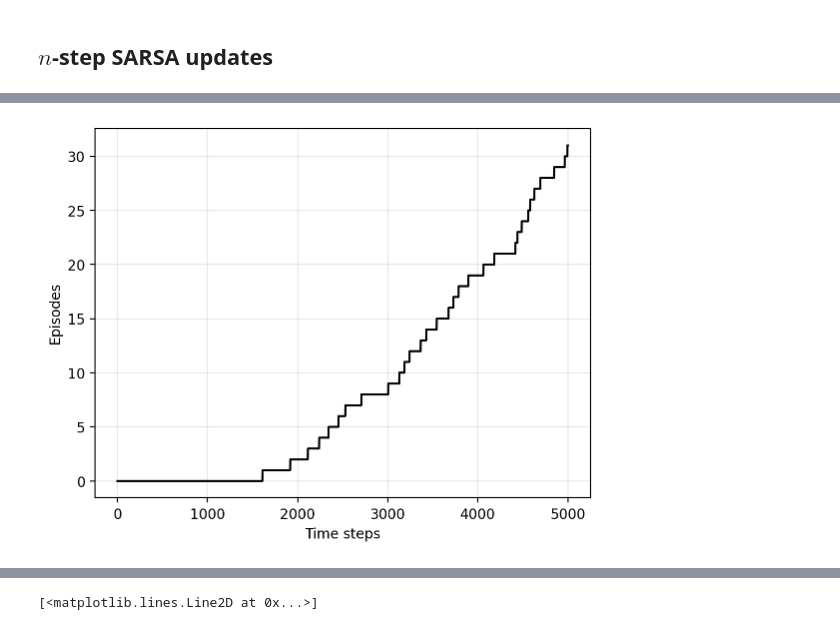
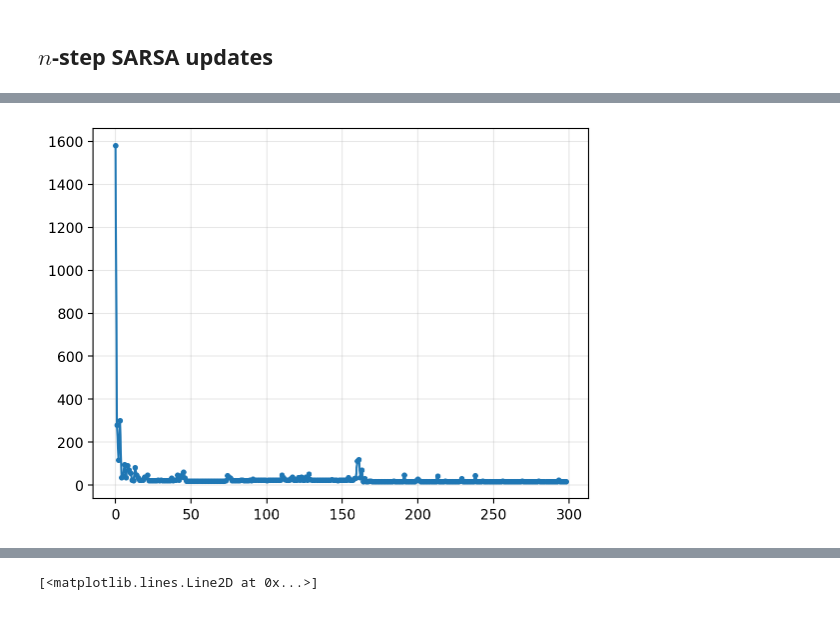
Before and after one commit to gerdm/reinforcement-learning, a Jupyter notebook: notebooks/ch07/windy-gridworld.ipynb, the cells around one changed output, grey strips where cells are left out. Saved outputs shown, nothing was run; the diff lists cells and outputs as text; code cells hidden in the pictures.

Commit message:
ch07-feat windy-gridworld
n-step SARSA example

```diff
--- a/notebooks/ch07/windy-gridworld.ipynb
+++ b/notebooks/ch07/windy-gridworld.ipynb
@@ -186,0 +76,6 @@ array([[ 0,  1,  2,  3,  4,  5,  6,  7,  8,  9],
+# %%
+base_seed = 314
+n_steps = 10_000
+epsilon = 0.01
+alpha = 0.5
+gamma = 1.0
@@ -199,7 +170,6 @@ plt.plot(reward_hist)
-# %%
-plt.plot((reward_hist == reward_goal).cumsum(), c="black")
-plt.grid(alpha=0.3)
-plt.xlabel("Time steps")
-plt.ylabel("Episodes");
-# %% [output]
-[figure, removed]
+# %%
+# TODO: make cropped plot
+plt.plot(np.diff(ix_goal), marker="o", markersize=3)
+plt.grid(alpha=0.3)
+# %% [output]
+[figure, added]
```
Also changed, not shown: parts of 16 cells of this notebook, 1 other file.
